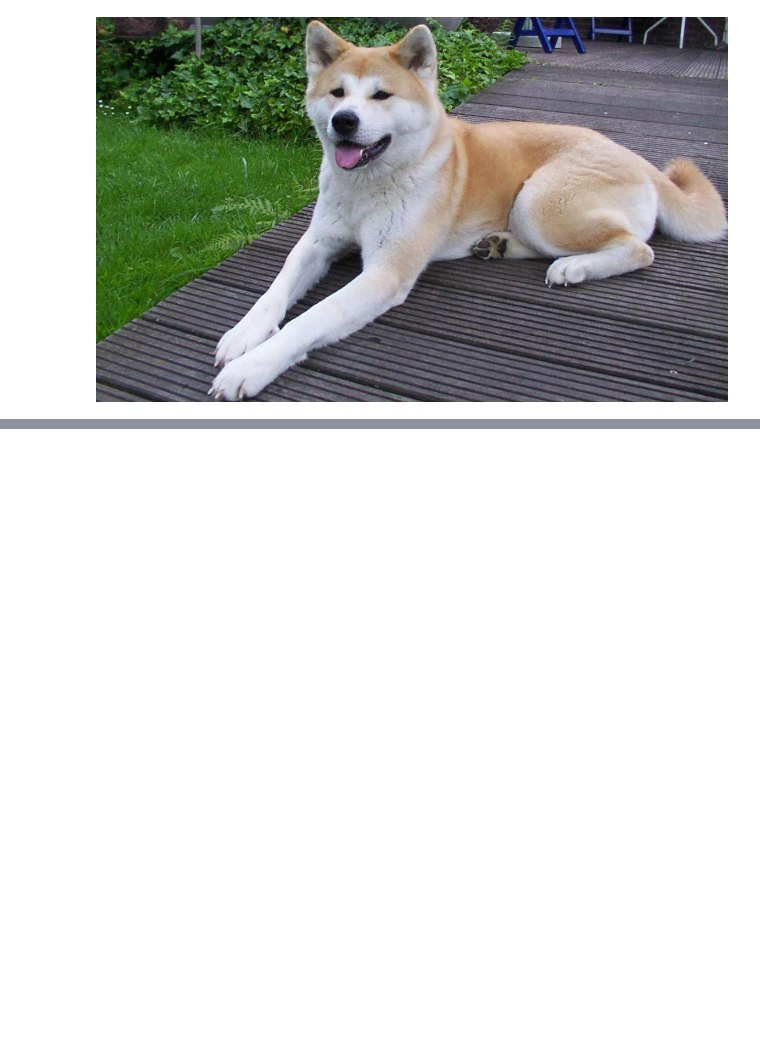
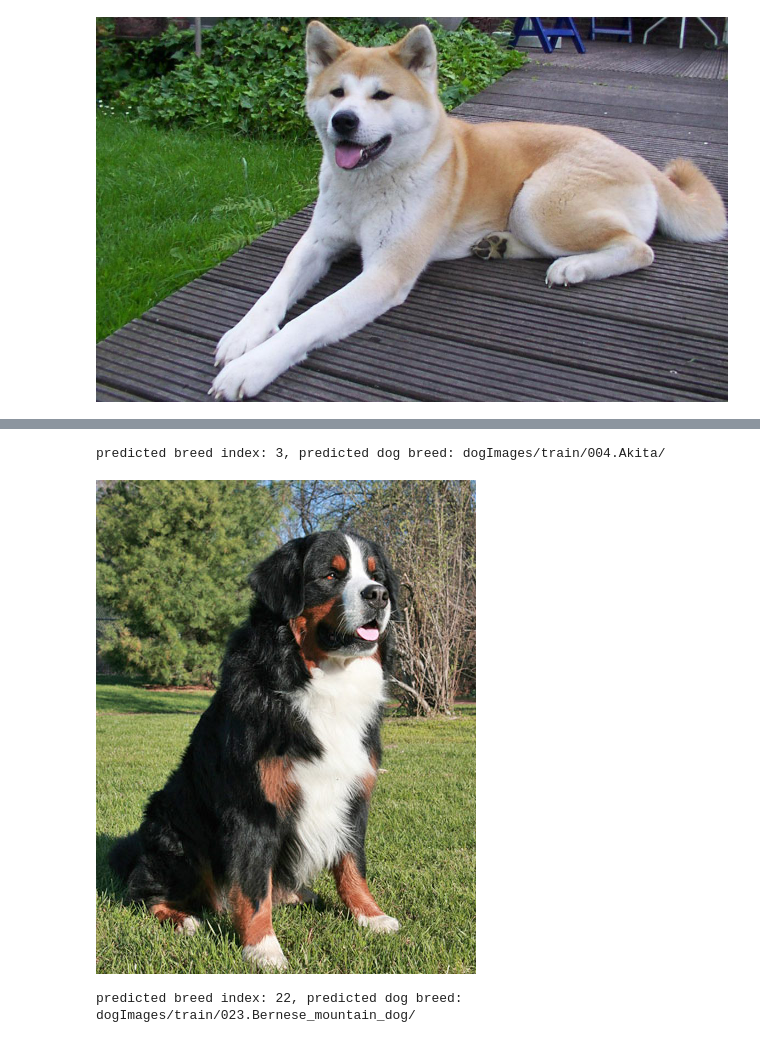
Before and after one commit to safiamc/udacity-deep-learning-project, a Jupyter notebook: train_and_deploy.ipynb, the cells around one changed output, grey strips where cells are left out. Cells and saved outputs as stored; diff of their text form; code cells hidden in the pictures; blank space fills up the shorter version.

```diff
--- a/train_and_deploy.ipynb
+++ b/train_and_deploy.ipynb
@@ -485,0 +490,17 @@ import nu
+# %%
+predicted_breed_index=np.argmax(response1,1)[0]
+print(f'predicted breed index: {predicted_breed_index}, predicted dog breed: {dog_names[predicted_breed_index]}')
+# %% [output]
+predicted breed index: 3, predicted dog breed: dogImages/train/004.Akita/
+# %%
+test_image_url2 = 'https://vetstreet-brightspot.s3.amazonaws.com/39/2750509e8d11e0a2380050568d634f/file/Bernese-Mtn-3-645mk062111.jpg'
+payload = requests.get(test_image_url2).content
+Image.open(io.BytesIO(payload))
+# %% [output]
+[figure, added]
+# %%
+response2=predictor.predict(payload, initial_args={"ContentType": "image/jpeg"})
+predicted_breed_index=np.argmax(response2,1)[0]
+print(f'predicted breed index: {predicted_breed_index}, predicted dog breed: {dog_names[predicted_breed_index]}')
+# %% [output]
+predicted breed index: 22, predicted dog breed: dogImages/train/023.Bernese_mountain_dog/
```
Also changed, not shown: parts of 7 cells of this notebook.
